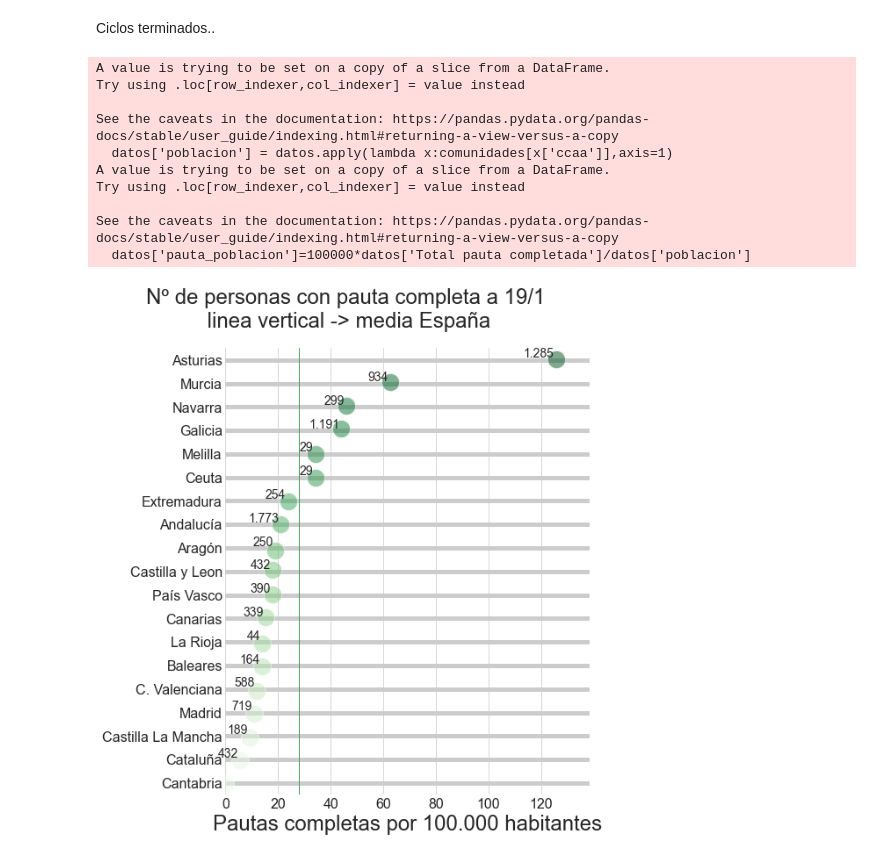
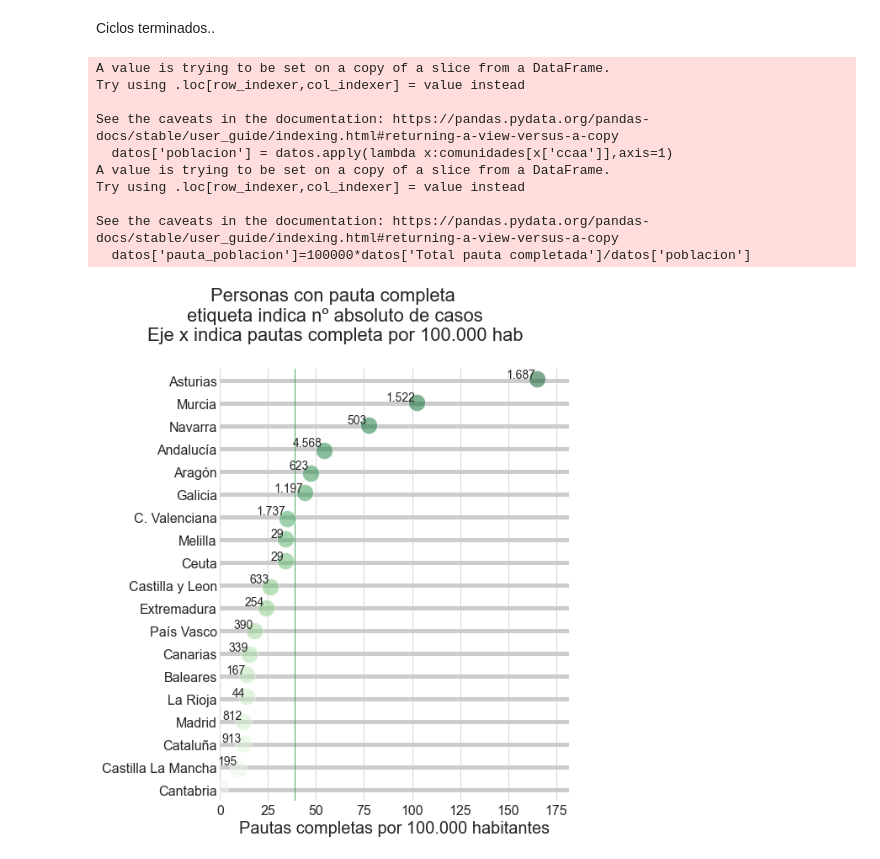
Before and after one commit to mharias/covid, a Jupyter notebook: vacunacion/Vacunas_graficos.ipynb, the cells around one changed output. Cells and saved outputs as stored; diff of their text form; code cells hidden in the pictures.

```diff
--- a/vacunacion/Vacunas_graficos.ipynb
+++ b/vacunacion/Vacunas_graficos.ipynb
@@ -117,5 +117,5 @@ See the caveats in the documentation: https://pandas.pydata.org/pandas-docs/stab
 # %%
-dia = '19/1/21' # dia del informe
+dia = '20/1/21' # dia del informe
 sns.set_style(style="white")
 #hoy=datetime.today().strftime('%d/%m')
 title = 'Porcentaje de vacunas administradas vs entregadas a {}'.format(dia[:-3])
@@ -206,6 +206,6 @@ See the caveats in the documentation: https://pandas.pydata.org/pandas-docs/stab
 # %%
 datos = datos_row.copy()
-dia = '19/1/21'
+dia = '20/1/21'
 datos=datos.loc[(datos_row['date_pub']==dia) & (datos_row['ccaa']!='Totales')]
 
 datos['poblacion'] = datos.apply(lambda x:comunidades[x['ccaa']],axis=1)
@@ -259,10 +259,11 @@ fig.savefig('graficos/estado_suministradas_poblacion_{}{}'.format(today,'.png'),
 # %% [markdown]
 Ciclos terminados..
 # %%
-dia = '19/1/21' # dia del informe
+dia = '20/1/21' # dia del informe
 sns.set_style(style="white")
 #hoy=datetime.today().strftime('%d/%m')
 title = 'Nº de personas con pauta completa a {}\n linea vertical -> media España'.format(dia[:-3])
+title= 'Personas con pauta completa \n etiqueta indica nº absoluto de casos \nEje x indica pautas completa por 100.000 hab'
 datos=datos_row.loc[(datos_row['date_pub']==dia) & (datos_row['ccaa']!='Totales')]
 datos['poblacion'] = datos.apply(lambda x:comunidades[x['ccaa']],axis=1)
 datos['pauta_poblacion']=100000*datos['Total pauta completada']/datos['poblacion']
@@ -302,7 +303,7 @@ y_min,y_max = ax.get_ylim()
 
 #ax.vlines(media,y_min,y_max*.7,color='navy')
 ax.axvline(x=media,lw=1,color=color_media)
-ax.set_xlabel('Pautas completas por 100.000 habitantes',fontsize=24)
+ax.set_xlabel('Pautas completas por 100.000 habitantes',fontsize=20)
 ax.set_ylabel('')
 #ax.annotate('Media nacional', xy=(media+.01,10), va='center',
 #            xytext=(0.1,10),
@@ -311,34 +312,34 @@ ax.set_ylabel('')
 #ax.set_title(label=title,fontsize=20)
 
 
-g.fig.suptitle(title,fontsize=24,y=1.1)
+g.fig.suptitle(title,fontsize=22,y=1.15)
 sns.despine(left=True, bottom=True)
 
 #g.fig.subplots_adjust(top=1,bottom=.05)
 g.fig.tight_layout()
 
 ticks_y = ax.get_yticklabels()
 for j,i in enumerate(ticks_y):
     #print (i,j.get_position()[0],j.get_position()[1])
     valor='{:,.0f}'.format(datos.loc[datos['ccaa']==i.get_text(),'Total pauta completada'].values[0])
     if valor!='0':
         ax.text(s=valor.replace(',','.'),
                 x=datos.loc[datos['ccaa']==i.get_text(),'pauta_poblacion']-.8,
                 y=i.get_position()[1]-.1,
                 horizontalalignment='right',
                 fontsize=14)
 
 
 g.fig.savefig('graficos/estado_pautas_comunidad_{}{}'.format(today,'.png'),bbox_inches = 'tight',dpi=144)
 # %% [output]
 A value is trying to be set on a copy of a slice from a DataFrame.
 Try using .loc[row_indexer,col_indexer] = value instead
 
 See the caveats in the documentation: https://pandas.pydata.org/pandas-docs/stable/user_guide/indexing.html#returning-a-view-versus-a-copy
   datos['poblacion'] = datos.apply(lambda x:comunidades[x['ccaa']],axis=1)
 A value is trying to be set on a copy of a slice from a DataFrame.
 Try using .loc[row_indexer,col_indexer] = value instead
 
 See the caveats in the documentation: https://pandas.pydata.org/pandas-docs/stable/user_guide/indexing.html#returning-a-view-versus-a-copy
   datos['pauta_poblacion']=100000*datos['Total pauta completada']/datos['poblacion']
-[figure, old version]
+[figure, new version]
```
Also changed, not shown: parts of 3 cells of this notebook, 10 other files.
